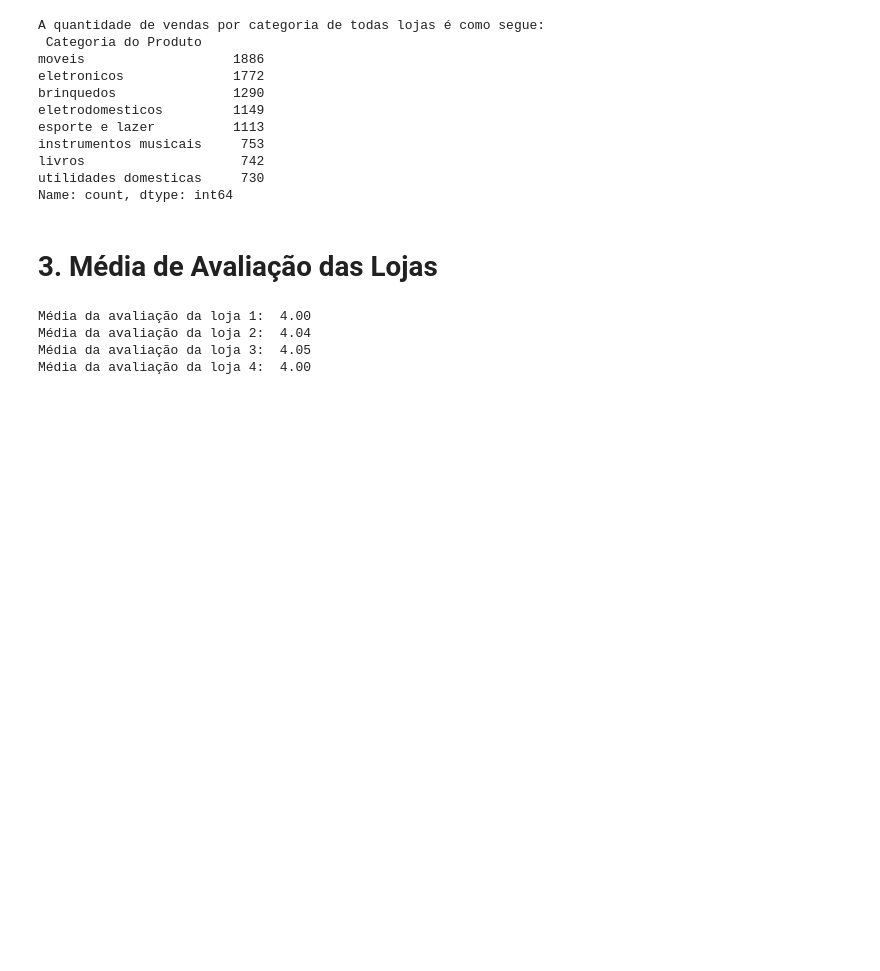
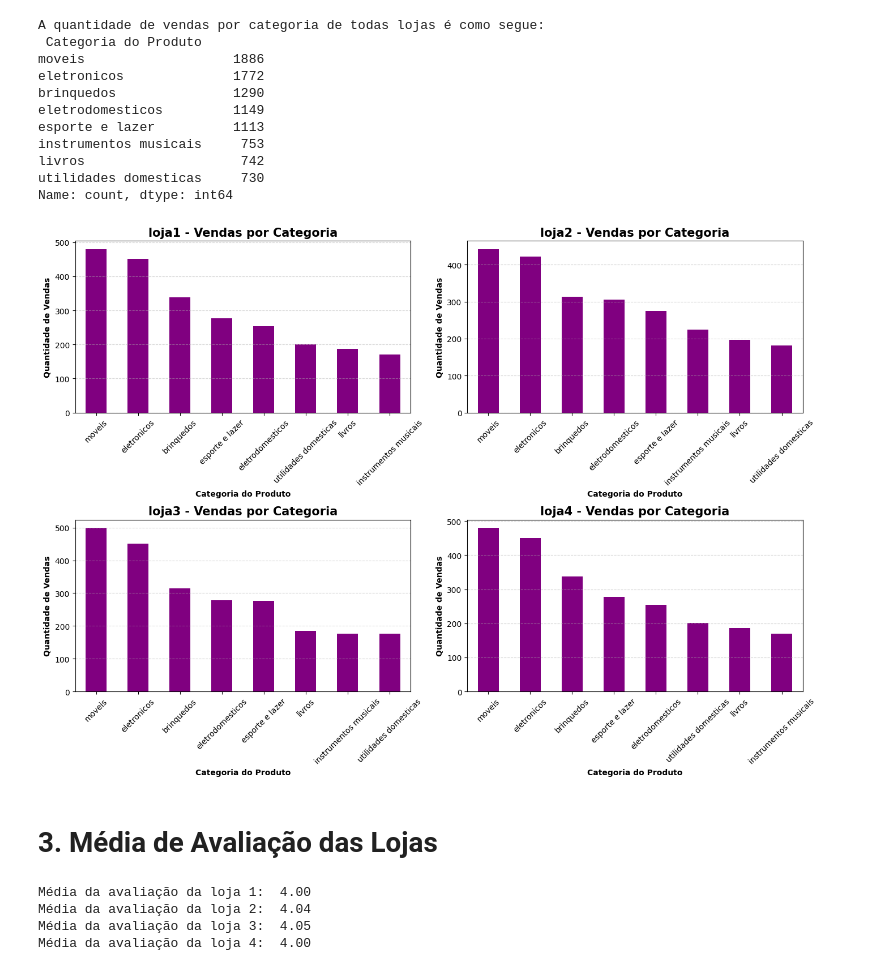
Before and after one commit to claudiaapj/challengeAluraStore, a Jupyter notebook: AluraStoreBr.ipynb, the cells around one changed output. Saved outputs shown, nothing was run; the diff lists cells and outputs as text; code cells hidden in the pictures; blank space fills up the shorter version.

```diff
--- a/AluraStoreBr.ipynb
+++ b/AluraStoreBr.ipynb
@@ -95,6 +96,23 @@ instrumentos musicais     753
 livros                    742
 utilidades domesticas     730
 Name: count, dtype: int64
+# %%
+fig, graf = plt.subplots(2, 2, figsize=(14, 10))
+axs = graf.flatten()
+
+for i, (loja, nome) in enumerate(zip(lojas, nome_loja)):
+    categoria = loja['Categoria do Produto'].value_counts()
+    categoria.plot(kind='bar', ax=axs[i], color='purple')
+    axs[i].set_title(f'{nome} - Vendas por Categoria', fontweight='bold', fontsize= 15)
+    axs[i].set_xlabel('Categoria do Produto' ,fontweight='bold')
+    axs[i].set_ylabel('Quantidade de Vendas', fontweight='bold')
+    axs[i].tick_params(axis='x', rotation=45)
+    axs[i].grid(axis='y', linestyle='--', alpha=0.5)
+
+plt.tight_layout()
+plt.show()
+# %% [output]
+[figure, added]
 # %% [markdown]
 # 3. Média de Avaliação das Lojas
 # %%
```
Also changed, not shown: parts of 4 cells of this notebook.
